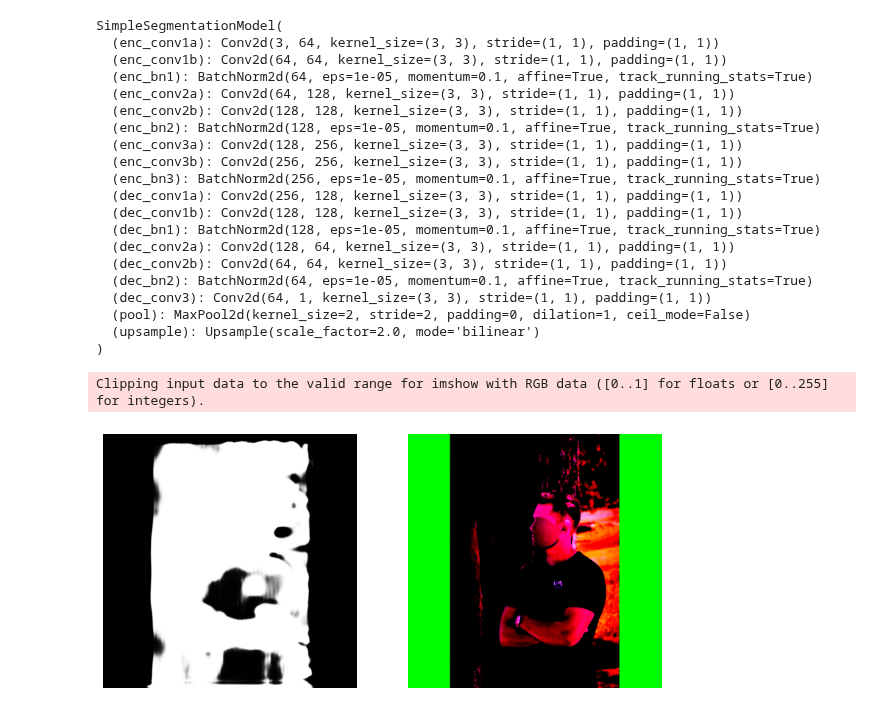
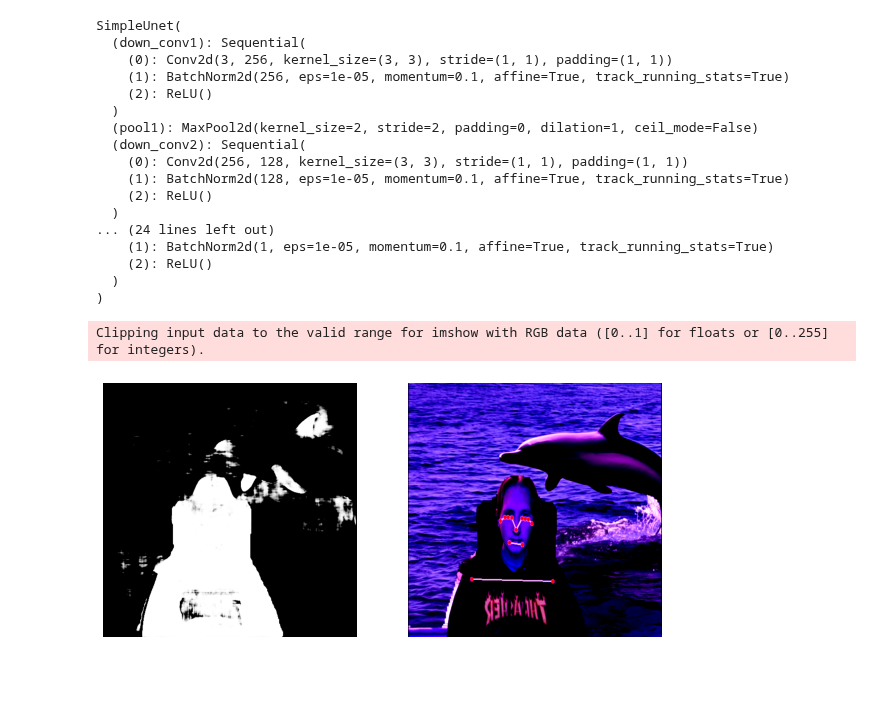
Before and after one commit to Slenderman00/Open-Screen-Model, a Jupyter notebook: test.ipynb, the cells around one changed output. Drawn from its saved outputs; the diff is of its cells as text; code cells hidden in the pictures; blank space fills up the shorter version.

Commit message:
unet attempt 1

```diff
--- a/test.ipynb
+++ b/test.ipynb
@@ -62,36 +80,33 @@ import torch
 
 device = torch.device('cpu')
 
-model = SimpleSegmentationModel()
+model = SimpleUnet()
 
 cwd = os.getcwd()
 
-state_dictionary = torch.load(f'{cwd}/backups/epoch53.pth')
+state_dictionary = torch.load(f'{cwd}/backups/epoch12.pth')
 
 model.load_state_dict(state_dictionary)
 model.eval()
 
 model.to(device)
 # %% [output]
-SimpleSegmentationModel(
-  (enc_conv1a): Conv2d(3, 64, kernel_size=(3, 3), stride=(1, 1), padding=(1, 1))
-  (enc_conv1b): Conv2d(64, 64, kernel_size=(3, 3), stride=(1, 1), padding=(1, 1))
-  (enc_bn1): BatchNorm2d(64, eps=1e-05, momentum=0.1, affine=True, track_running_stats=True)
-  (enc_conv2a): Conv2d(64, 128, kernel_size=(3, 3), stride=(1, 1), padding=(1, 1))
-  (enc_conv2b): Conv2d(128, 128, kernel_size=(3, 3), stride=(1, 1), padding=(1, 1))
-  (enc_bn2): BatchNorm2d(128, eps=1e-05, momentum=0.1, affine=True, track_running_stats=True)
-  (enc_conv3a): Conv2d(128, 256, kernel_size=(3, 3), stride=(1, 1), padding=(1, 1))
-  (enc_conv3b): Conv2d(256, 256, kernel_size=(3, 3), stride=(1, 1), padding=(1, 1))
-  (enc_bn3): BatchNorm2d(256, eps=1e-05, momentum=0.1, affine=True, track_running_stats=True)
-  (dec_conv1a): Conv2d(256, 128, kernel_size=(3, 3), stride=(1, 1), padding=(1, 1))
-  (dec_conv1b): Conv2d(128, 128, kernel_size=(3, 3), stride=(1, 1), padding=(1, 1))
-  (dec_bn1): BatchNorm2d(128, eps=1e-05, momentum=0.1, affine=True, track_running_stats=True)
-  (dec_conv2a): Conv2d(128, 64, kernel_size=(3, 3), stride=(1, 1), padding=(1, 1))
-  (dec_conv2b): Conv2d(64, 64, kernel_size=(3, 3), stride=(1, 1), padding=(1, 1))
-  (dec_bn2): BatchNorm2d(64, eps=1e-05, momentum=0.1, affine=True, track_running_stats=True)
-  (dec_conv3): Conv2d(64, 1, kernel_size=(3, 3), stride=(1, 1), padding=(1, 1))
-  (pool): MaxPool2d(kernel_size=2, stride=2, padding=0, dilation=1, ceil_mode=False)
-  (upsample): Upsample(scale_factor=2.0, mode='bilinear')
+SimpleUnet(
+  (down_conv1): Sequential(
+    (0): Conv2d(3, 256, kernel_size=(3, 3), stride=(1, 1), padding=(1, 1))
+    (1): BatchNorm2d(256, eps=1e-05, momentum=0.1, affine=True, track_running_stats=True)
+    (2): ReLU()
+  )
+  (pool1): MaxPool2d(kernel_size=2, stride=2, padding=0, dilation=1, ceil_mode=False)
+  (down_conv2): Sequential(
+    (0): Conv2d(256, 128, kernel_size=(3, 3), stride=(1, 1), padding=(1, 1))
+    (1): BatchNorm2d(128, eps=1e-05, momentum=0.1, affine=True, track_running_stats=True)
+    (2): ReLU()
+  )
+... (24 lines left out)
+    (1): BatchNorm2d(1, eps=1e-05, momentum=0.1, affine=True, track_running_stats=True)
+    (2): ReLU()
+  )
 )
 # %%
 from torchvision import transforms
@@ -104,33 +119,33 @@ def plot(mask, image):
 
     mask_np = mask.squeeze().cpu().detach().numpy()
     image_np = image.squeeze().cpu().detach().numpy().transpose(1, 2, 0)
 
     axs[0].imshow(mask_np, cmap='gray')
     axs[0].axis('off')
 
     axs[1].imshow(image_np)
     axs[1].axis('off')
 
     plt.show()
 
 image_transform = transforms.Compose([
     transforms.Resize((512, 512)),
     transforms.ToTensor(),
-    transforms.Normalize(torch.tensor([0.3375, 0.6341, 0.3071]), [0.3380, 0.3459, 0.3206]) # Values calculated in model.ypynb
+    transforms.Normalize(torch.tensor([0.4116, 0.5888, 0.3816]), [0.3293, 0.3255, 0.3206]) # Values calculated in model.ypynb
 ])
 
 def load_image(path):
     image = Image.open(path).convert('RGB')
     image_tensor = image_transform(image).float()
     image_tensor = image_tensor.unsqueeze(0)
     image_tensor.to(device)
     return image_tensor
 
-image = load_image(f'{cwd}/dataset/image/44.jpg')
+image = load_image(f'{cwd}/test.jpg')
 
 output = model(image)
 
 plot(output, image)
 # %% [output]
 Clipping input data to the valid range for imshow with RGB data ([0..1] for floats or [0..255] for integers).
-[figure, old version]
+[figure, new version]
```
Also changed, not shown: parts of 1 cell of this notebook, 14 other files.
